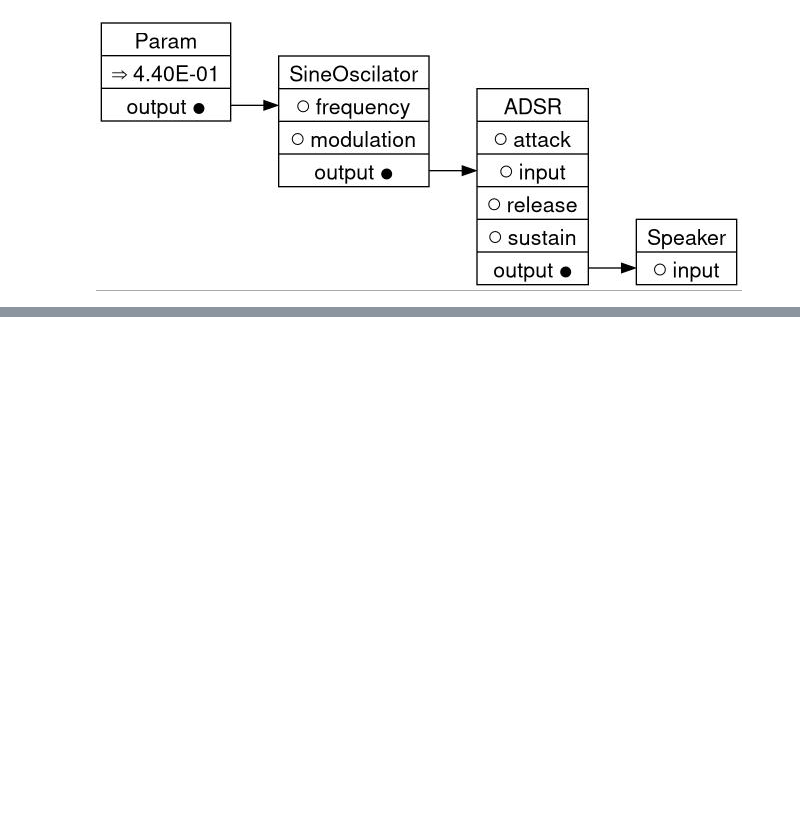
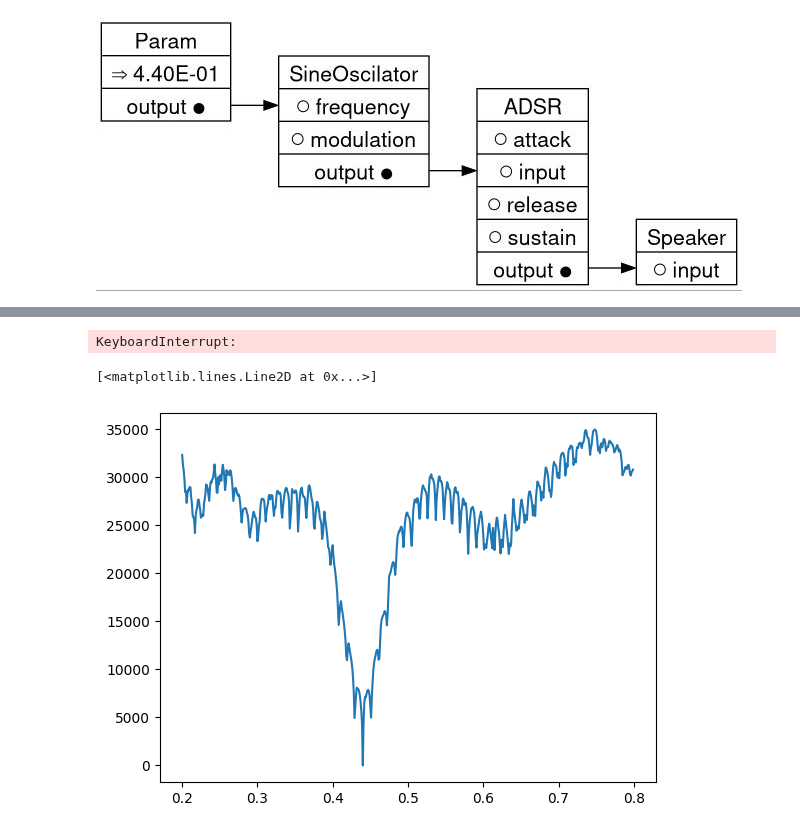
Before and after one commit to Wint3rmute/luthier, a Jupyter notebook: prototyping.ipynb, the cells around one changed output, grey strips where cells are left out. Drawn from its saved outputs; the diff is of its cells as text; code cells hidden in the pictures; blank space fills up the shorter version.

Commit message:
Refactor prototyping notebook to use methods from Sample class, testing multithreaded cost function

```diff
--- a/prototyping.ipynb
+++ b/prototyping.ipynb
@@ -184,25 +167,25 @@ AttributeError: 'Sample' object has no attribute 'show_player'
 # %%
 plus_minus = 4
 base = 440
-mod_freqs = [ a/1000 for a in range(200, 800, 20) ]
-mod_strengths = [ a / 100 for a in range(0, 200, 25) ]
+mod_freqs = [ a/1000 for a in range(300, 600, 20) ]
+mod_strengths = [ a / 100 for a in range(0, 200, 10) ]
 
-# mod_freqs = [ 0, 0.1, 0.440, 1.2 ]
-# mod_strengths = [ 1.0 ]
+
 results = np.zeros((len(mod_freqs), len(mod_strengths)))
 
 for freq_index, freq in enumerate(mod_freqs):
     for mod_index, mod_strength in enumerate(mod_strengths):
         graph, _, _ = make_simple_fm(freq, mod_strength)
-        audio_arr = np.zeros(SAMPLE_RATE * 1)
-        for i in range(len(audio_arr)):
-            audio_arr[i] = graph.tick()
+        generated_audio = graph.play(SAMPLE_RATE * 1)
 
-        generated_audio_mfcc = librosa.feature.mfcc(y=audio_arr, sr=SAMPLE_RATE)
-        dist, cost, acc_cost, path = dtw(target_sample_mfcc.T, generated_audio_mfcc.T, dist=lambda x, y: norm(x - y, ord=1))
+        # generated_audio_mfcc = librosa.feature.mfcc(y=audio_arr, sr=SAMPLE_RATE)
+        # dist, cost, acc_cost, path = dtw(target_sample_mfcc.T, generated_audio_mfcc.T, dist=lambda x, y: norm(x - y, ord=1))
+        dist = target_audio.mfcc_distance(generated_audio)
         # print(freq, mod_strength, ":", dist)
 
         results[freq_index][mod_index] = dist
+# %% [output]
+KeyboardInterrupt:
 # %%
 fig, ax = plt.subplots()
 
@@ -222,49 +205,33 @@ fig.tight_layout()
 # mod_freqs = [ a/1000 for a in range(400, 600, 40) ]
 mod_strengths = [ a / 100 for a in range(0, 200, 10) ]
 
-# mod_freqs = [ 0, 0.1, 0.440, 1.2 ]
-# mod_strengths = [ 1.0 ]
-# results = np.zeros((len(mod_freqs), len(mod_strengths)))
 results = []
-
-# for freq_index, freq in enumerate(mod_freqs):
 for mod_index, mod_strength in enumerate(mod_strengths):
     graph, _, _ = make_simple_fm(.440, mod_strength)
-    audio_arr = np.zeros(SAMPLE_RATE * 1)
-    for i in range(len(audio_arr)):
-        audio_arr[i] = graph.tick()
 
-    generated_audio_mfcc = librosa.feature.mfcc(y=audio_arr, sr=SAMPLE_RATE)
-    dist, cost, acc_cost, path = dtw(target_sample_mfcc.T, generated_audio_mfcc.T, dist=lambda x, y: norm(x - y, ord=1))
-    # print(freq, mod_strength, ":", dist)
+    generated_audio = graph.play(SAMPLE_RATE)
+    dist = target_audio.mfcc_distance(generated_audio)
 
-    # results[freq_index][mod_index] = dist
     results.append(dist)
 
 plt.plot( mod_strengths, results )
 # %%
-mod_freqs = [ a/1000 for a in range(200, 800, 10) ]
-# mod_strengths = [ a / 100 for a in range(0, 200, 1) ]
+mod_freqs = [ a/1000 for a in range(200, 800, 1) ]
 
-print(mod_freqs)
-
-# # mod_freqs = [ 0, 0.1, 0.440, 1.2 ]
-# # mod_strengths = [ 1.0 ]
-# # results = np.zeros((len(mod_freqs), len(mod_strengths)))
 results = []
 
-for freq_index, freq in enumerate(mod_freqs):
-# for mod_index, mod_strength in enumerate(mod_strengths):
+from multiprocessing import Pool
+
+def get_distance_variable_mod_freq(freq):
     graph, _, _ = make_simple_fm(freq, 1.0)
-    audio_arr = np.zeros(SAMPLE_RATE * 1)
-    for i in range(len(audio_arr)):
-        audio_arr[i] = graph.tick()
+    generated_audio = graph.play(SAMPLE_RATE)
+    dist = target_audio.mfcc_distance(generated_audio)
+    return dist
 
-    generated_audio_mfcc = librosa.feature.mfcc(y=audio_arr, sr=SAMPLE_RATE)
-    dist, cost, acc_cost, path = dtw(target_sample_mfcc.T, generated_audio_mfcc.T, dist=lambda x, y: norm(x - y, ord=1))
-    # print(freq, mod_strength, ":", dist)
-
-    # results[freq_index][mod_index] = dist
-    results.append(dist)
+with Pool() as p:
+    results = list(tqdm(p.imap(f, mod_freqs), total=len(mod_freqs)))
 
 plt.plot( mod_freqs, results )
+# %% [output]
+[<matplotlib.lines.Line2D at 0x...>]
+[figure, added]
```
Also changed, not shown: parts of 4 cells of this notebook.
